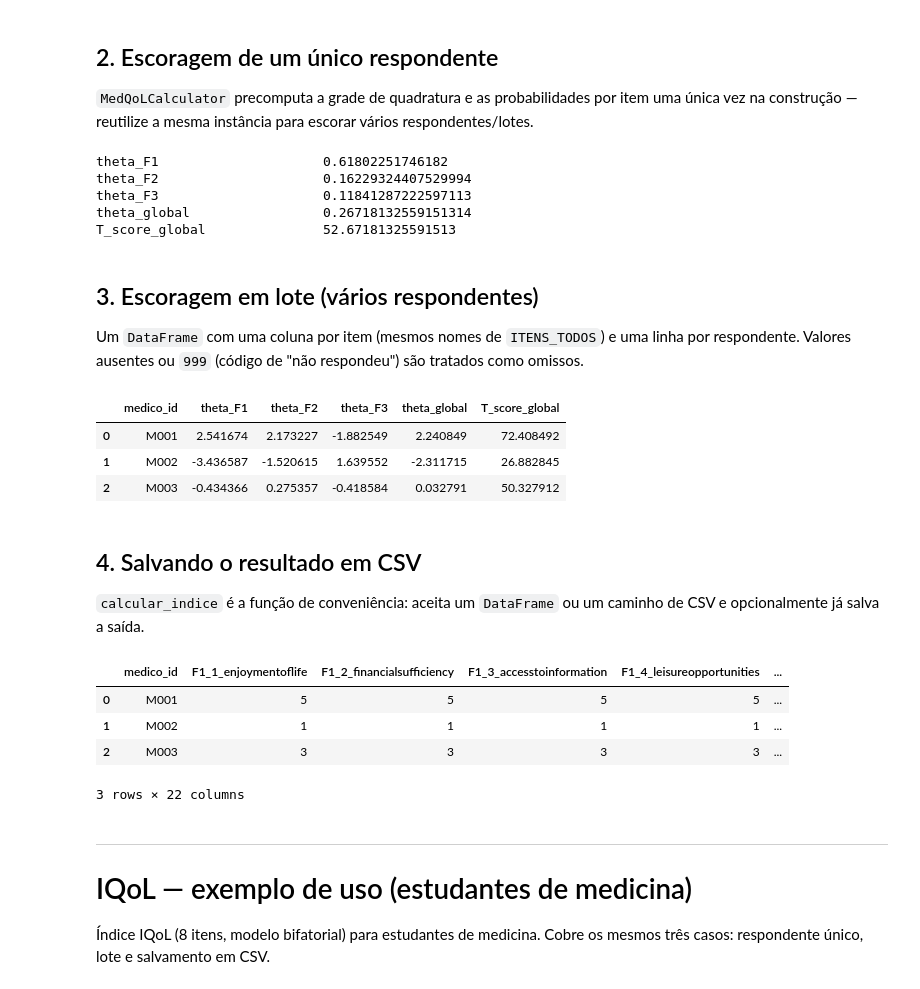
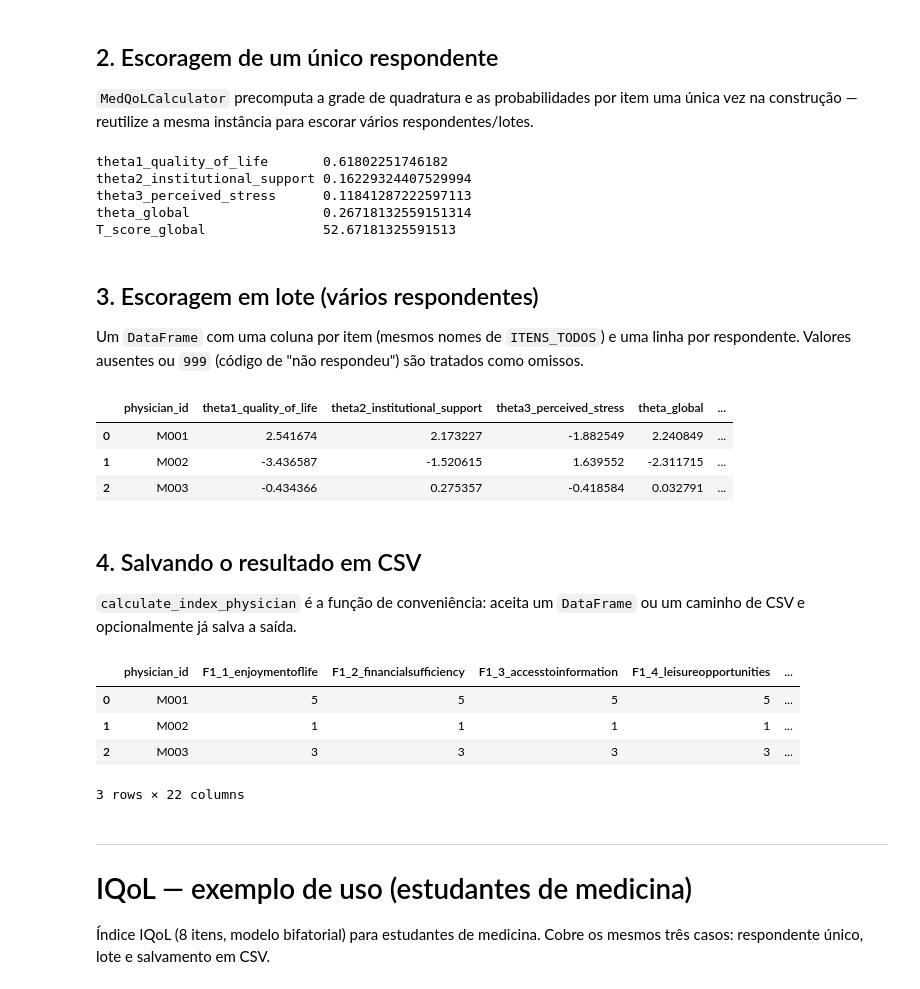
Before and after one commit to Ricafya/afya-medqol, a Jupyter notebook: interno.ipynb, the cells around one changed output. Cells and saved outputs as stored; diff of their text form; code cells hidden in the pictures.

```diff
--- a/interno.ipynb
+++ b/interno.ipynb
@@ -58,13 +78,13 @@ respostas_medico = {
 resultado = calc.score_physician(respostas_medico)
 
 for chave in (
-    "theta_F1", "theta_F2", "theta_F3", "theta_global", "T_score_global",
+    "theta1_quality_of_life", "theta2_institutional_support", "theta3_perceived_stress", "theta_global", "T_score_global",
 ):
     print(f"{chave:28s} {resultado[chave]}")
 # %% [output]
-theta_F1                     0.61802251746182
-theta_F2                     0.16229324407529994
-theta_F3                     0.11841287222597113
+theta1_quality_of_life       0.61802251746182
+theta2_institutional_support 0.16229324407529994
+theta3_perceived_stress      0.11841287222597113
 theta_global                 0.26718132559151314
 T_score_global               52.67181325591513
 # %% [markdown]
@@ -76,51 +96,51 @@ são tratados como omissos.
 # %%
 df_respostas = pd.DataFrame([
     {
-        "medico_id": "M001",
+        "physician_id": "M001",
         "F1_1_enjoymentoflife": 5, "F1_2_financialsufficiency": 5, "F1_3_accesstoinformation": 5,
         "F1_4_leisureopportunities": 5, "F1_5_mobilitypast2weeks": 5, "F1_6_accesstohealthservices": 5,
         "F2_1_technicaltraining": 5, "F2_2_mentalhealthsupport": 5,
         "F2_3_coworkersupportnetwork": 5, "F2_4_educationalhandlingoferrors": 5,
         "F3_1_stresshurtsperformance": 1, "F3_2_stressledtoerrors": 1, "F3_3_stresshurtsrelationships": 1,
     },
     {
-        "medico_id": "M002",
+        "physician_id": "M002",
         "F1_1_enjoymentoflife": 1, "F1_2_financialsufficiency": 1, "F1_3_accesstoinformation": 1,
         "F1_4_leisureopportunities": 1, "F1_5_mobilitypast2weeks": 1, "F1_6_accesstohealthservices": 1,
         "F2_1_technicaltraining": 1, "F2_2_mentalhealthsupport": 1,
         "F2_3_coworkersupportnetwork": 1, "F2_4_educationalhandlingoferrors": 1,
         "F3_1_stresshurtsperformance": 5, "F3_2_stressledtoerrors": 5, "F3_3_stresshurtsrelationships": 5,
     },
     {
-        "medico_id": "M003",
+        "physician_id": "M003",
         "F1_1_enjoymentoflife": 3, "F1_2_financialsufficiency": 3, "F1_3_accesstoinformation": 3,
         "F1_4_leisureopportunities": 3, "F1_5_mobilitypast2weeks": 3, "F1_6_accesstohealthservices": 3,
         "F2_1_technicaltraining": 3, "F2_2_mentalhealthsupport": 3,
         "F2_3_coworkersupportnetwork": 3, "F2_4_educationalhandlingoferrors": 3,
         "F3_1_stresshurtsperformance": 3, "F3_2_stressledtoerrors": 3, "F3_3_stresshurtsrelationships": 3,
     },
 ])
 
-df_resultado = calc.calcular(df_respostas)
-df_resultado[["medico_id", "theta_F1", "theta_F2", "theta_F3",
+df_resultado = calc.score_batch(df_respostas)
+df_resultado[["physician_id", "theta1_quality_of_life", "theta2_institutional_support", "theta3_perceived_stress",
               "theta_global", "T_score_global"]]
 # %% [output]
-|  | medico_id | theta_F1 | theta_F2 | theta_F3 | theta_global | T_score_global |
-| 0 | M001 | 2.541674 | 2.173227 | -1.882549 | 2.240849 | 72.408492 |
-| 1 | M002 | -3.436587 | -1.520615 | 1.639552 | -2.311715 | 26.882845 |
-| 2 | M003 | -0.434366 | 0.275357 | -0.418584 | 0.032791 | 50.327912 |
+|  | physician_id | theta1_quality_of_life | theta2_institutional_support | theta3_perceived_stress | theta_global | ... |
+| 0 | M001 | 2.541674 | 2.173227 | -1.882549 | 2.240849 | ... |
+| 1 | M002 | -3.436587 | -1.520615 | 1.639552 | -2.311715 | ... |
+| 2 | M003 | -0.434366 | 0.275357 | -0.418584 | 0.032791 | ... |
 # %% [markdown]
 ## 4. Salvando o resultado em CSV
 
-`calcular_indice` é a função de conveniência: aceita um `DataFrame` ou um
+`calculate_index_physician` é a função de conveniência: aceita um `DataFrame` ou um
 caminho de CSV e opcionalmente já salva a saída.
 # %%
-from afya_medqol import calcular_indice
+from afya_medqol import calculate_index_physician
 
-out = calcular_indice(df_respostas, caminho_saida="exemplo_scores.csv")
+out = calculate_index_physician(df_respostas, caminho_saida="exemplo_scores.csv")
 out.head()
 # %% [output]
-|  | medico_id | F1_1_enjoymentoflife | F1_2_financialsufficiency | F1_3_accesstoinformation | F1_4_leisureopportunities | ... |
+|  | physician_id | F1_1_enjoymentoflife | F1_2_financialsufficiency | F1_3_accesstoinformation | F1_4_leisureopportunities | ... |
 | 0 | M001 | 5 | 5 | 5 | 5 | ... |
 | 1 | M002 | 1 | 1 | 1 | 1 | ... |
 | 2 | M003 | 3 | 3 | 3 | 3 | ... |
```
Also changed, not shown: parts of 8 cells of this notebook, 16 other files.
